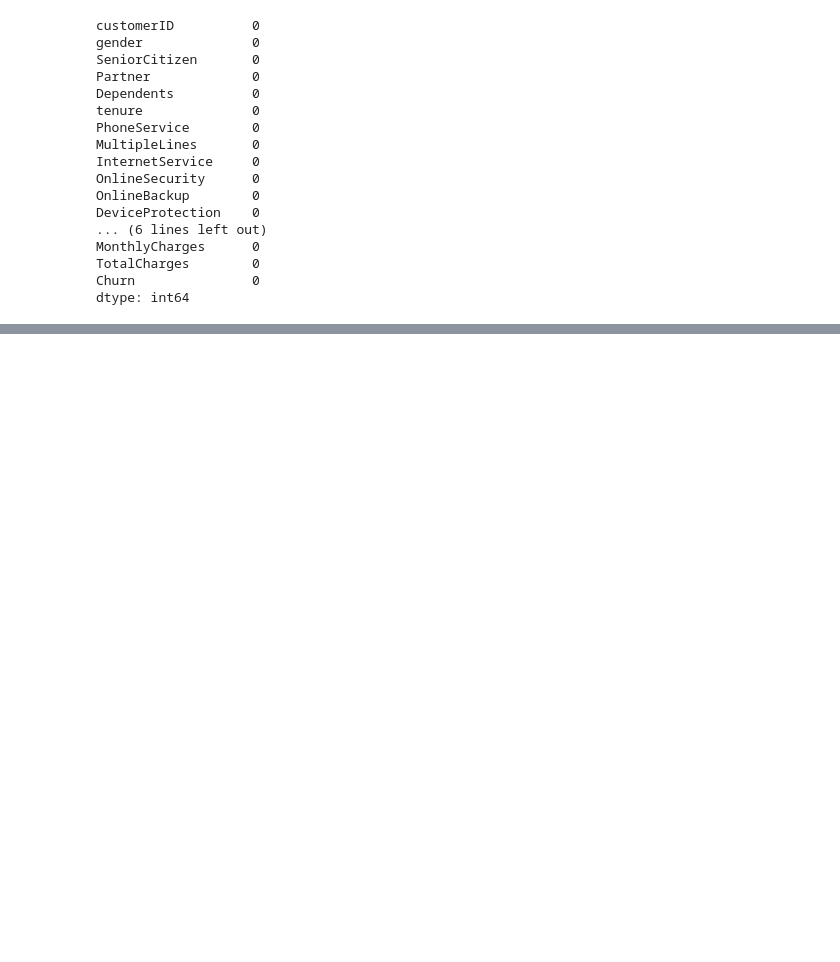
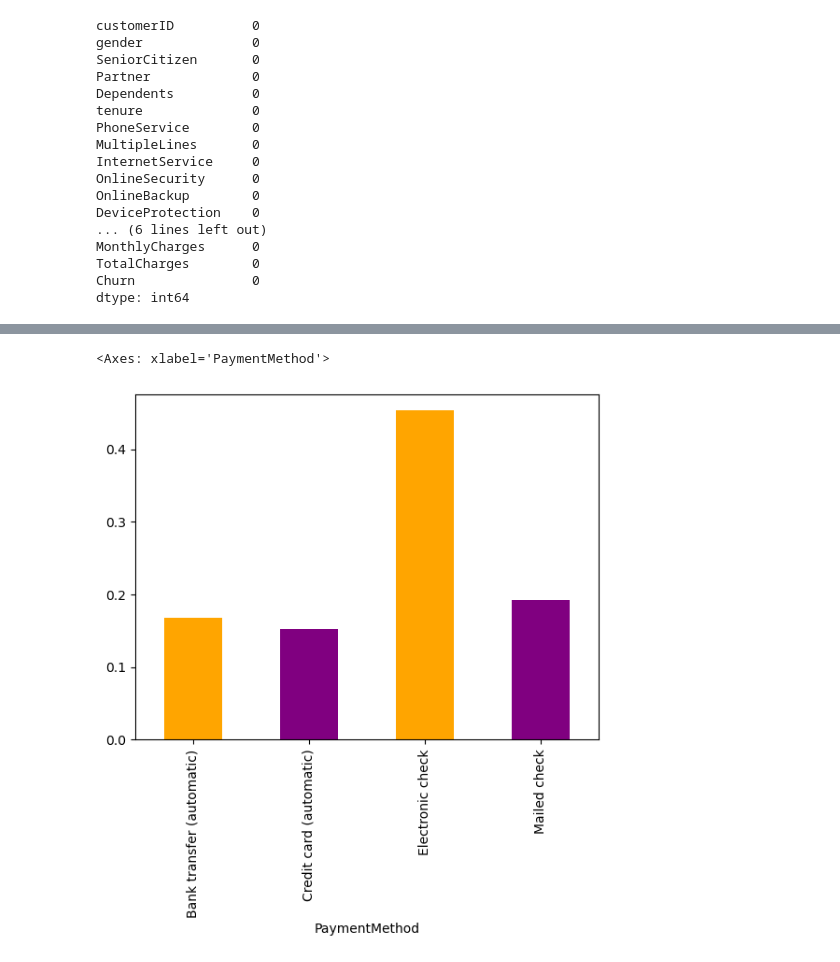
Before and after one commit to BCSoulless/customer-churn-model, a Jupyter notebook: customer-churn-model.ipynb, the cells around one changed output, grey strips where cells are left out. Cells and saved outputs as stored; diff of their text form; code cells hidden in the pictures; blank space fills up the shorter version.

```diff
--- a/customer-churn-model.ipynb
+++ b/customer-churn-model.ipynb
@@ -80,0 +121,5 @@ dtype: int64
+# %%
+customer_churn_df.groupby("PaymentMethod")["Churn"].mean().plot(kind="bar", color=["orange", "purple"])
+# %% [output]
+<Axes: xlabel='PaymentMethod'>
+[figure, added]
```
Also changed, not shown: parts of 14 cells of this notebook.
